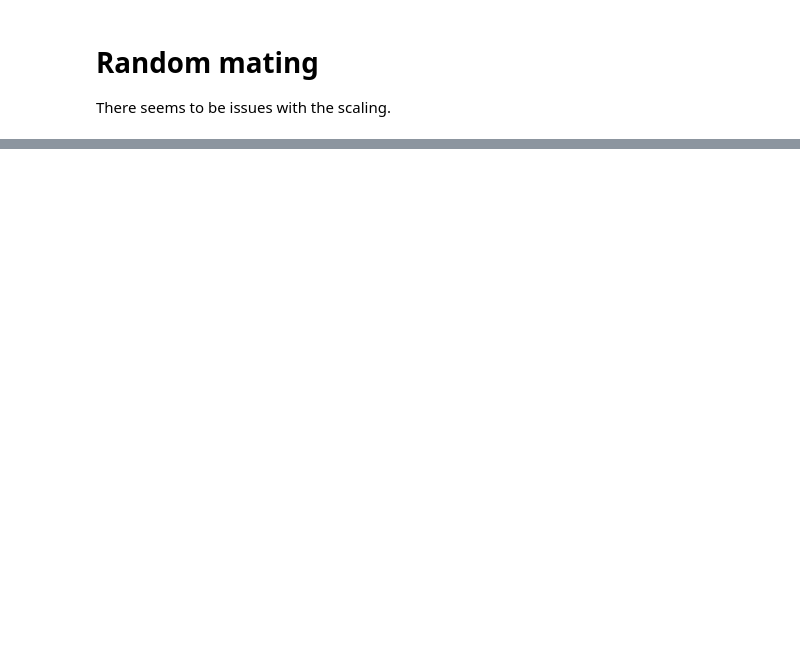
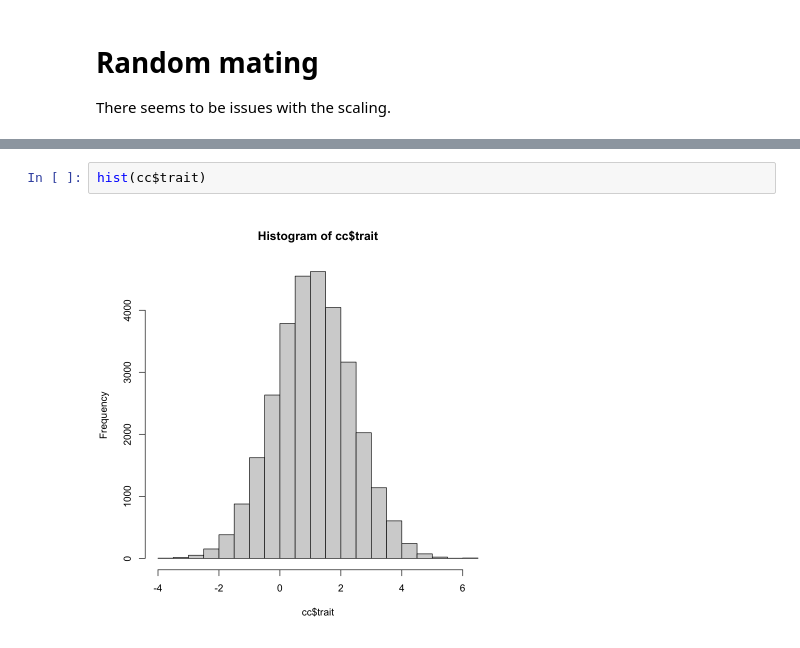
Before and after one commit to sdaza/obesity-dem-heritability, a Jupyter notebook: notebooks/simulating-phenotypes-generations.ipynb, the cells around one changed output, grey strips where cells are left out. Drawn from its saved outputs; the diff is of its cells as text; blank space fills up the shorter version.

```diff
--- a/notebooks/simulating-phenotypes-generations.ipynb
+++ b/notebooks/simulating-phenotypes-generations.ipynb
@@ -323,0 +399,4 @@ A data.table: 10 × 5
+# %%
+hist(cc$trait)
+# %% [output]
+[figure, added]
```
Also changed, not shown: parts of 16 cells of this notebook.
